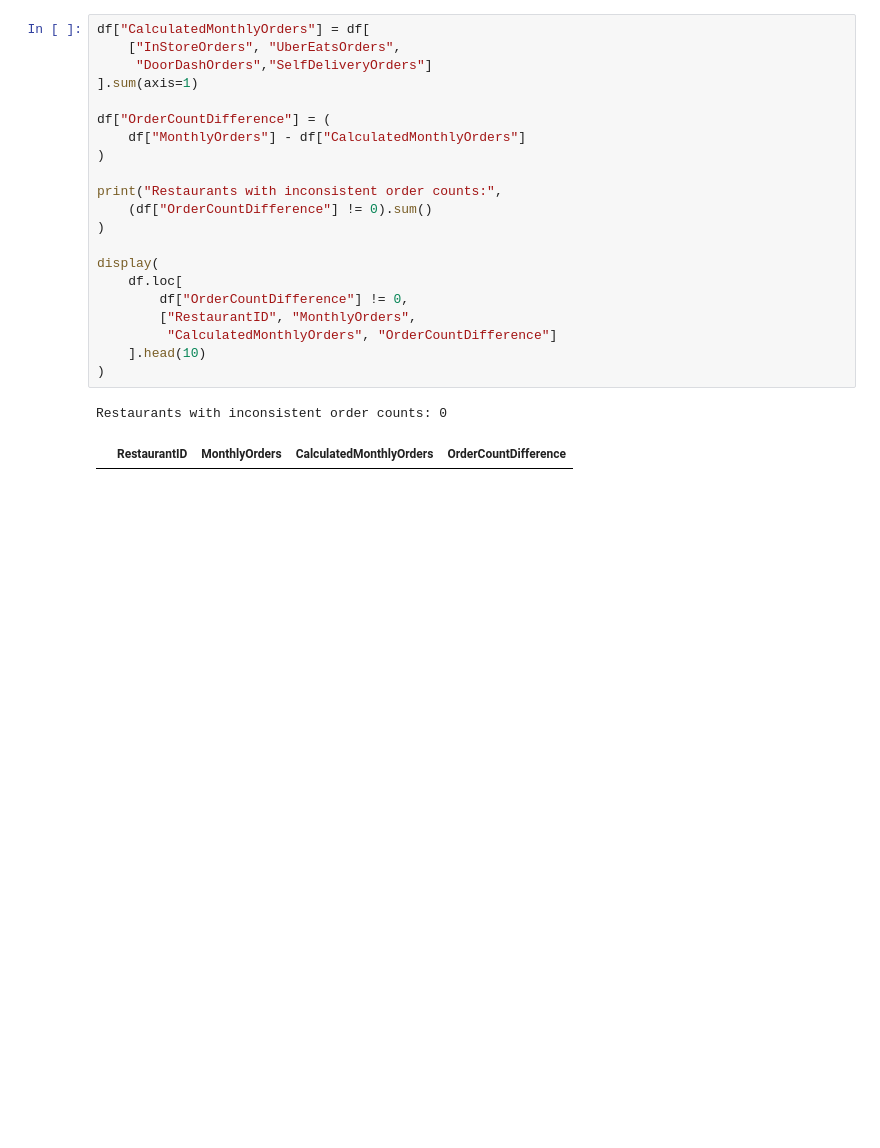
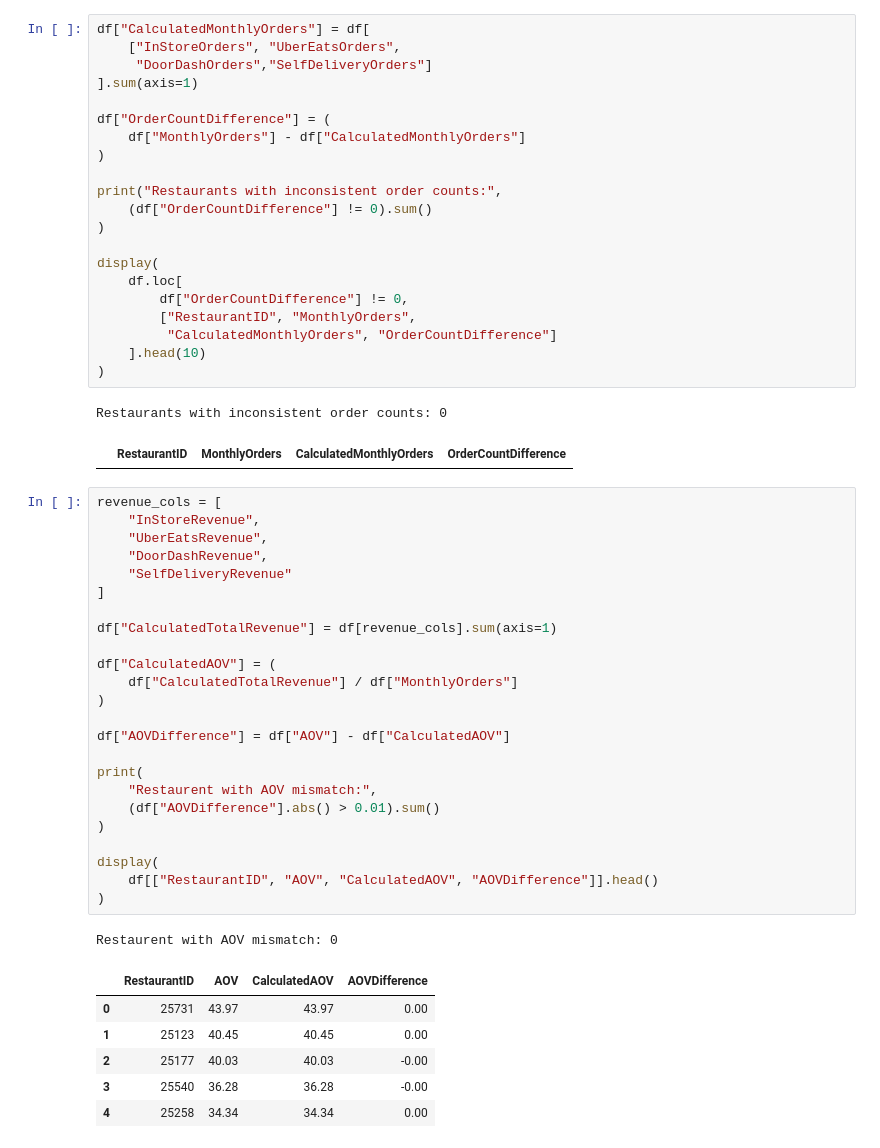
Before and after one commit to shivani1707s/restaurant-profitability-ml, a Jupyter notebook: notebooks/data_understanding.ipynb, the cells around one changed output. Drawn from its saved outputs; the diff is of its cells as text; blank space fills up the shorter version.

```diff
--- a/notebooks/data_understanding.ipynb
+++ b/notebooks/data_understanding.ipynb
@@ -150,3 +150,35 @@ display(
 # %% [output]
 Restaurants with inconsistent order counts: 0
 |  | RestaurantID | MonthlyOrders | CalculatedMonthlyOrders | OrderCountDifference |
+# %%
+revenue_cols = [
+    "InStoreRevenue",
+    "UberEatsRevenue",
+    "DoorDashRevenue",
+    "SelfDeliveryRevenue"
+]
+
+df["CalculatedTotalRevenue"] = df[revenue_cols].sum(axis=1)
+
+df["CalculatedAOV"] = (
+    df["CalculatedTotalRevenue"] / df["MonthlyOrders"]
+)
+
+df["AOVDifference"] = df["AOV"] - df["CalculatedAOV"]
+
+print(
+    "Restaurent with AOV mismatch:",
+    (df["AOVDifference"].abs() > 0.01).sum()
+)
+
+display(
+    df[["RestaurantID", "AOV", "CalculatedAOV", "AOVDifference"]].head()
+)
+# %% [output]
+Restaurent with AOV mismatch: 0
+|  | RestaurantID | AOV | CalculatedAOV | AOVDifference |
+| 0 | 25731 | 43.97 | 43.97 | 0.00 |
+| 1 | 25123 | 40.45 | 40.45 | 0.00 |
+| 2 | 25177 | 40.03 | 40.03 | -0.00 |
+| 3 | 25540 | 36.28 | 36.28 | -0.00 |
+| 4 | 25258 | 34.34 | 34.34 | 0.00 |
```
Also changed, not shown: parts of 3 cells of this notebook.
